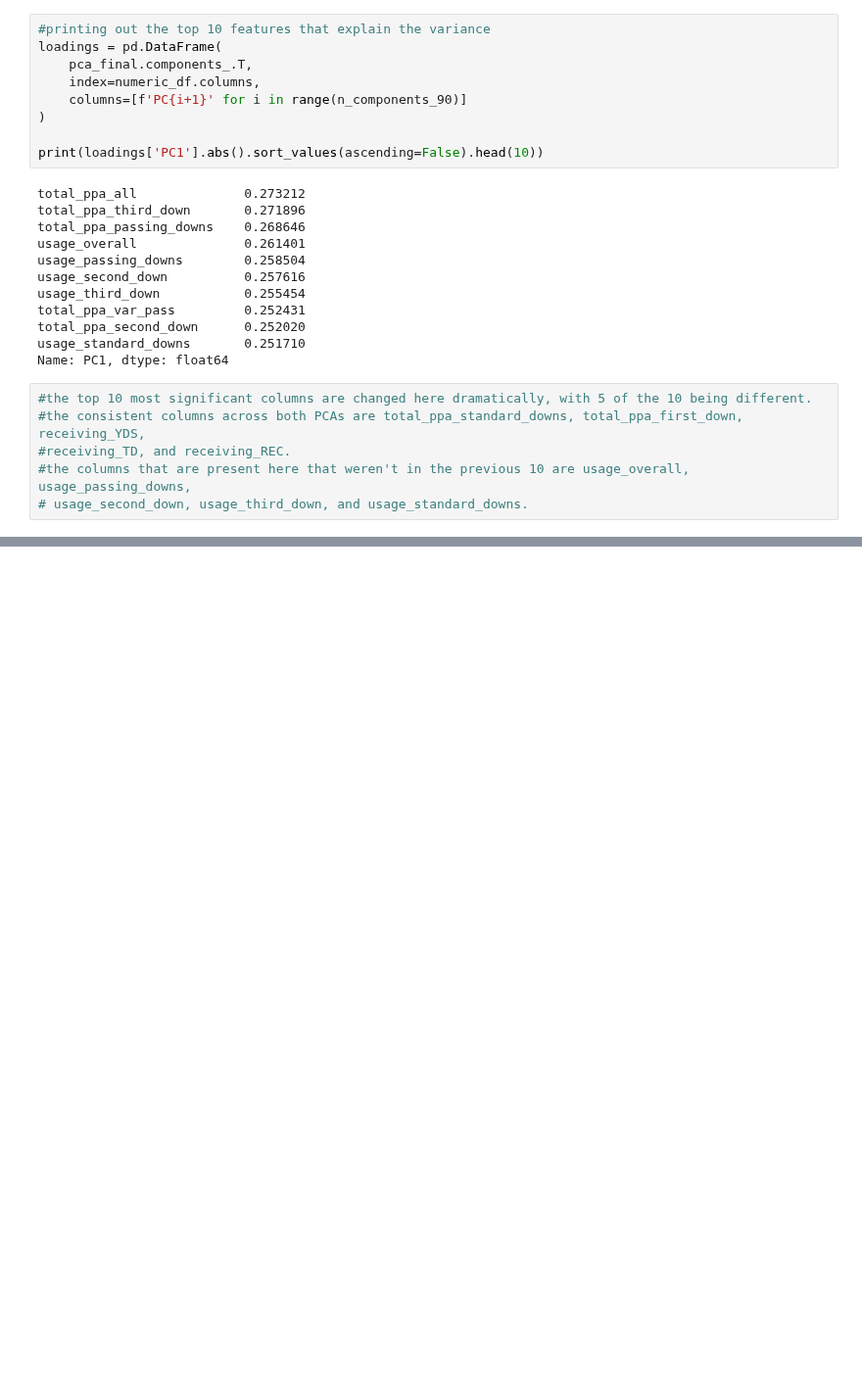
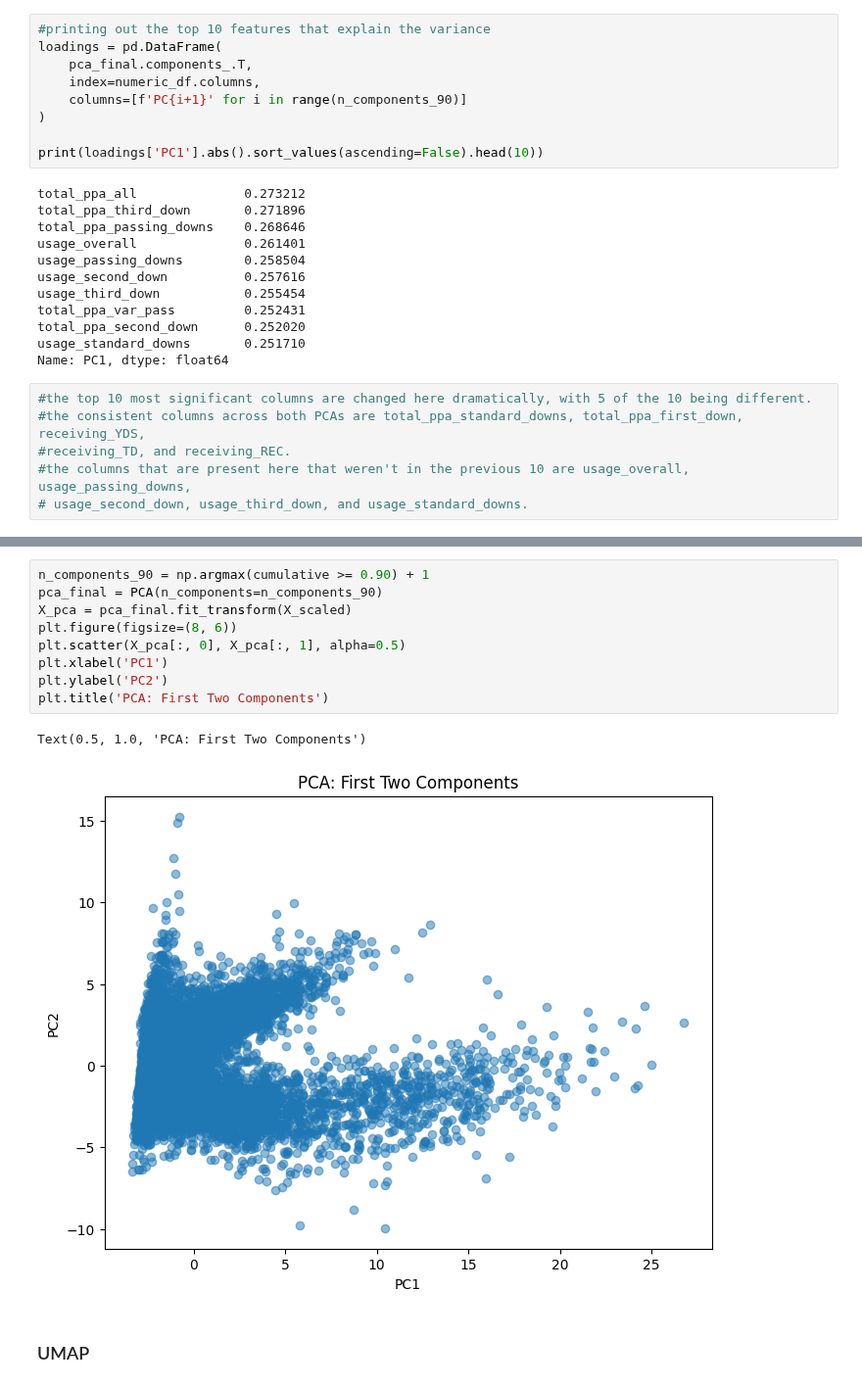
Before and after one commit to SU-IST707-SP26/group-project-big-brains-and-nathan, a Jupyter notebook: data/Principal_Component_Analysis.ipynb, the cells around one changed output, grey strips where cells are left out. Shown at 98% size. Saved outputs shown, nothing was run; the diff lists cells and outputs as text; blank space fills up the shorter version.

Commit message:
Adding UMAP to Dimensionality Reduction Techniques

```diff
--- a/data/Principal_Component_Analysis.ipynb
+++ b/data/Principal_Component_Analysis.ipynb
@@ -235,0 +278,14 @@ Name: PC1, dtype: float64
+# %%
+n_components_90 = np.argmax(cumulative >= 0.90) + 1
+pca_final = PCA(n_components=n_components_90)
+X_pca = pca_final.fit_transform(X_scaled)
+plt.figure(figsize=(8, 6))
+plt.scatter(X_pca[:, 0], X_pca[:, 1], alpha=0.5)
+plt.xlabel('PC1')
+plt.ylabel('PC2')
+plt.title('PCA: First Two Components')
+# %% [output]
+Text(0.5, 1.0, 'PCA: First Two Components')
+[figure, added]
+# %% [markdown]
+### UMAP
```
Also changed, not shown: parts of 11 cells of this notebook.
